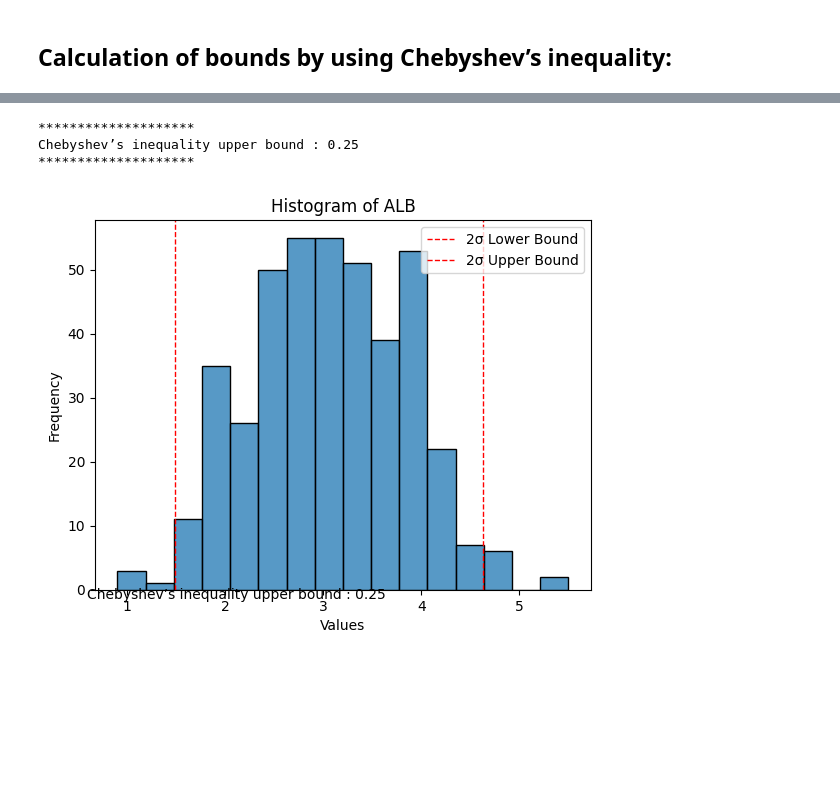
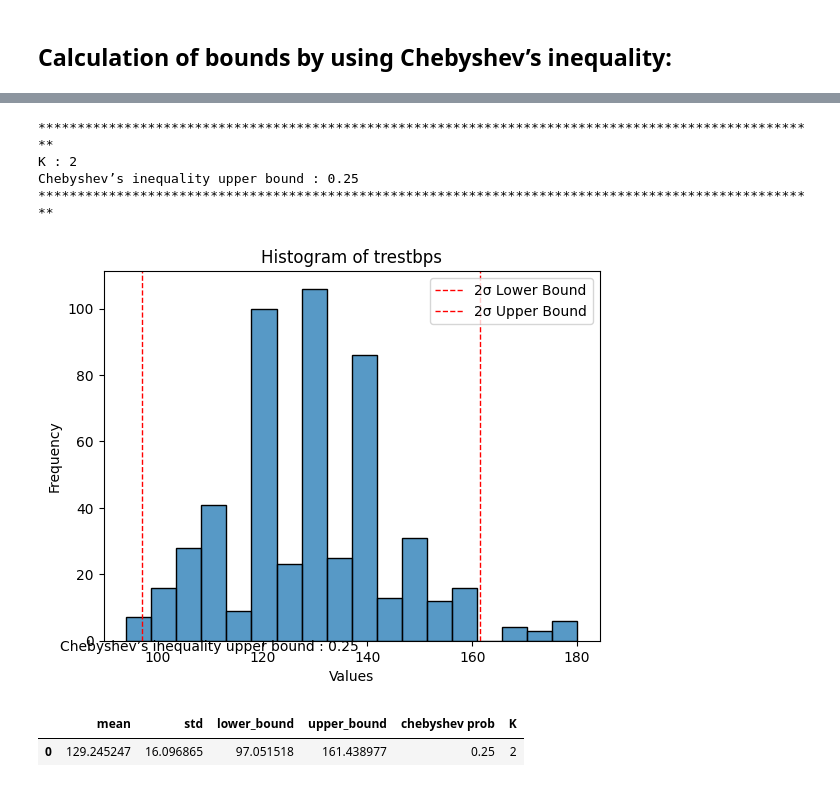
Before and after one commit to pk1308/Activity-2--stat-2, a Jupyter notebook: Activity 4/eda.ipynb, the cells around one changed output, grey strips where cells are left out. Drawn from its saved outputs; the diff is of its cells as text; code cells hidden in the pictures; blank space fills up the shorter version.

```diff
--- a/Activity 4/eda.ipynb
+++ b/Activity 4/eda.ipynb
@@ -118,2 +20,0 @@ result = result.T
-# %%
-result["col"] = correlation.loc[col1, col2]
@@ -253,0 +194,2 @@ df["Gender"] = df["Gender"].map({"Male" : 1 , "Female" : 0 })
+# %%
+df = pd.read_csv("./data/heart disease data set - heart.csv")
@@ -341,13 +462,18 @@ Chebyshev’s inequality lower bound : 0.52
 # %%
-col = "ALB"
-K = 2
-btw = 60
+col = "trestbps"
+k = 2
+disease_df = df[df["target"] ==1]
+non_disease_df = df[df["target"] !=1]
 data = disease_df[col]
 
-mean, std , lower_bound, upper_bound, prob = chebyshev_bounds(data=data , k=K , col=col , bound="upper")
+
+chebyshev_bounds(data=data , k=k , col=col , bound="upper")
 # %% [output]
-********************
+****************************************************************************************************
+K : 2
 Chebyshev’s inequality upper bound : 0.25
-********************
+****************************************************************************************************
-[figure, old version]
+[figure, new version]
+|  | mean | std | lower_bound | upper_bound | chebyshev prob | K |
+| 0 | 129.245247 | 16.096865 | 97.051518 | 161.438977 | 0.25 | 2 |
 # %%
```
Also changed, not shown: parts of 53 cells of this notebook, 24 other files.
